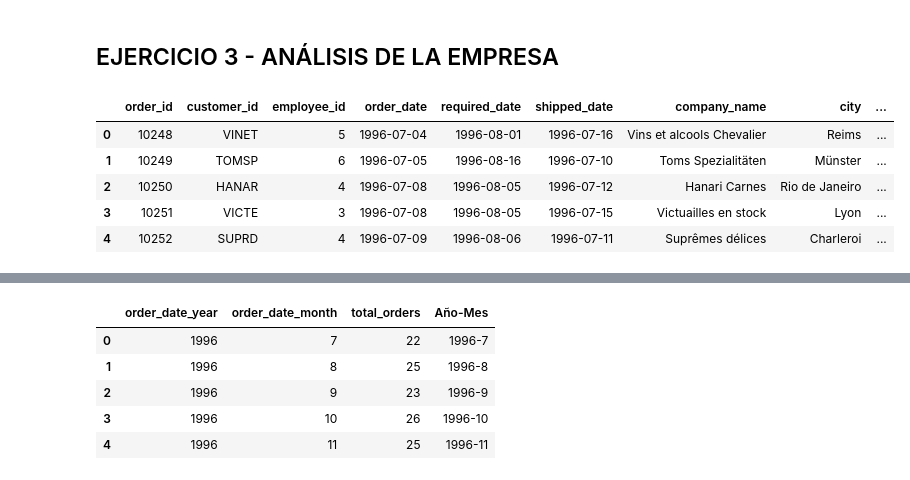
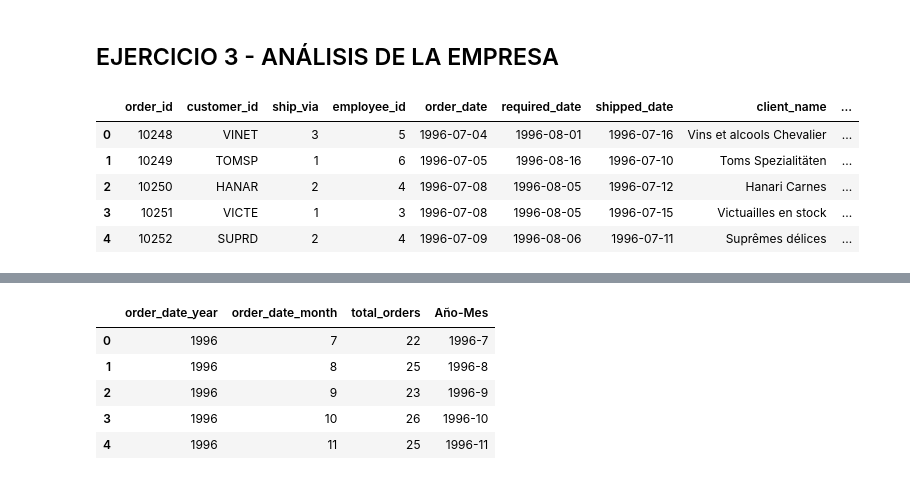
Before and after one commit to CarlEstP/python_data, a Jupyter notebook: mi_solucion.ipynb, the cells around one changed output, grey strips where cells are left out. Drawn from its saved outputs; the diff is of its cells as text; code cells hidden in the pictures.

```diff
--- a/solucion.ipynb
+++ b/mi_solucion.ipynb
@@ -232,22 +232,28 @@ df_employees_report_to
 # %%
 # Crear dataframe de las tablas de pedidos y clientes
 
-sql_query = ''' SELECT "order_id", "customer_id", "employee_id", "order_date", "required_date", "shipped_date"
+sql_query = ''' SELECT "order_id", "customer_id", "ship_via", "employee_id", "order_date", "required_date", "shipped_date"
 FROM orders
  '''
 df_pedidos = ejecutar_query(sql_query)
 
-sql_query = ''' SELECT "customer_id", "company_name", "city", "country"
+sql_query = ''' SELECT "customer_id", "company_name" as client_name, "city", "country"
 FROM customers '''
-
 df_clientes =  ejecutar_query(sql_query)
 
+sql_query = ''' SELECT "shipper_id", "company_name" as shipper_name
+FROM shippers '''
+df_transportistas = ejecutar_query(sql_query)
+
 df_pedidos_clientes = df_pedidos.merge(df_clientes,how = 'inner', on = 'customer_id')
-df_pedidos_clientes.head()
+df_pedidos_clientes
+
+df_pedidos_clientes_transportistas = df_pedidos_clientes.merge(df_transportistas, how = 'inner', left_on='ship_via', right_on='shipper_id')
+df_pedidos_clientes_transportistas.head()
 # %% [output]
-|  | order_id | customer_id | employee_id | order_date | required_date | shipped_date | company_name | city | ... |
-| 0 | 10248 | VINET | 5 | 1996-07-04 | 1996-08-01 | 1996-07-16 | Vins et alcools Chevalier | Reims | ... |
-| 1 | 10249 | TOMSP | 6 | 1996-07-05 | 1996-08-16 | 1996-07-10 | Toms Spezialitäten | Münster | ... |
-| 2 | 10250 | HANAR | 4 | 1996-07-08 | 1996-08-05 | 1996-07-12 | Hanari Carnes | Rio de Janeiro | ... |
-| 3 | 10251 | VICTE | 3 | 1996-07-08 | 1996-08-05 | 1996-07-15 | Victuailles en stock | Lyon | ... |
-| 4 | 10252 | SUPRD | 4 | 1996-07-09 | 1996-08-06 | 1996-07-11 | Suprêmes délices | Charleroi | ... |
+|  | order_id | customer_id | ship_via | employee_id | order_date | required_date | shipped_date | client_name | ... |
+| 0 | 10248 | VINET | 3 | 5 | 1996-07-04 | 1996-08-01 | 1996-07-16 | Vins et alcools Chevalier | ... |
+| 1 | 10249 | TOMSP | 1 | 6 | 1996-07-05 | 1996-08-16 | 1996-07-10 | Toms Spezialitäten | ... |
+| 2 | 10250 | HANAR | 2 | 4 | 1996-07-08 | 1996-08-05 | 1996-07-12 | Hanari Carnes | ... |
+| 3 | 10251 | VICTE | 1 | 3 | 1996-07-08 | 1996-08-05 | 1996-07-15 | Victuailles en stock | ... |
+| 4 | 10252 | SUPRD | 2 | 4 | 1996-07-09 | 1996-08-06 | 1996-07-11 | Suprêmes délices | ... |
```
Also changed, not shown: parts of 37 cells of this notebook, 2 other files.
